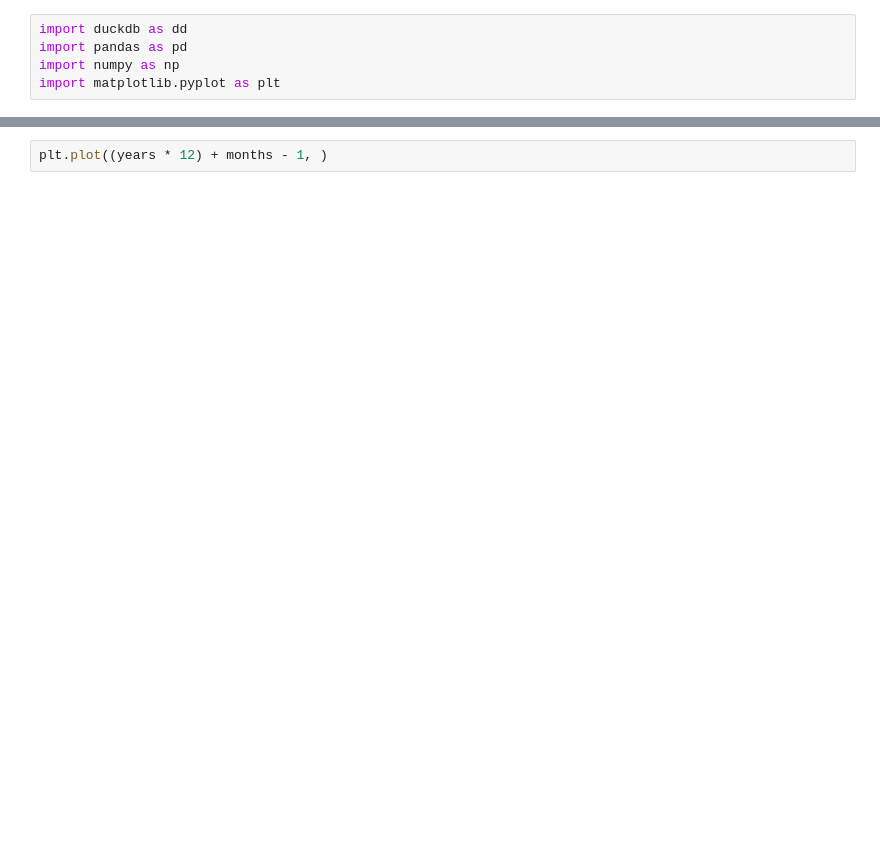
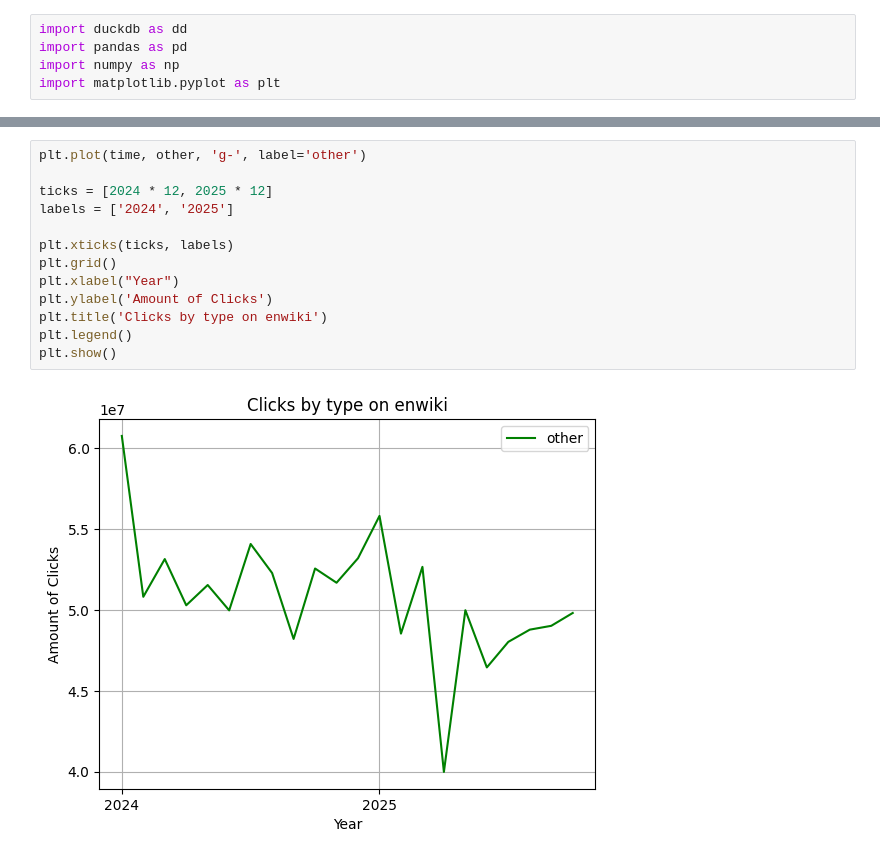
Before and after one commit to TLMatthies/analysis-wiki-data, a Jupyter notebook: Click-analysis/clickstream_analysis.ipynb, the cells around one changed output, grey strips where cells are left out. Saved outputs shown, nothing was run; the diff lists cells and outputs as text; blank space fills up the shorter version.

```diff
--- a/Click-analysis/clickstream_analysis.ipynb
+++ b/Click-analysis/clickstream_analysis.ipynb
@@ -32,2 +62,15 @@ for (year, month) in year_months:
 # %%
-plt.plot((years * 12) + months - 1, )
+plt.plot(time, other, 'g-', label='other')
+
+ticks = [2024 * 12, 2025 * 12]
+labels = ['2024', '2025']
+
+plt.xticks(ticks, labels)
+plt.grid()
+plt.xlabel("Year")
+plt.ylabel('Amount of Clicks')
+plt.title('Clicks by type on enwiki')
+plt.legend()
+plt.show()
+# %% [output]
+[figure, added]
```
Also changed, not shown: parts of 4 cells of this notebook, 1 other file.
